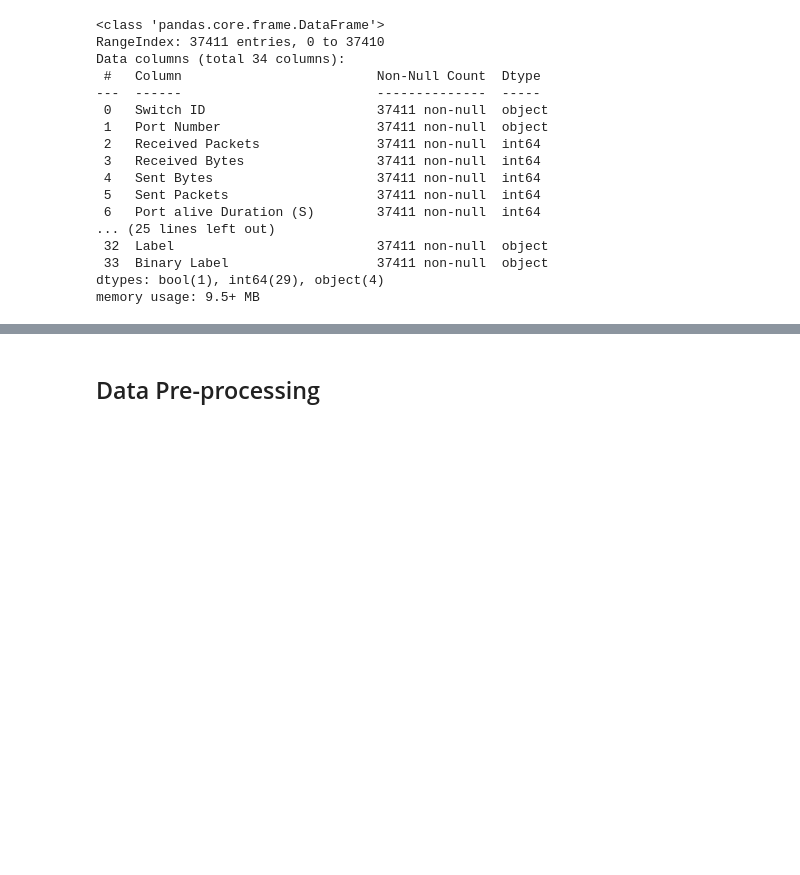
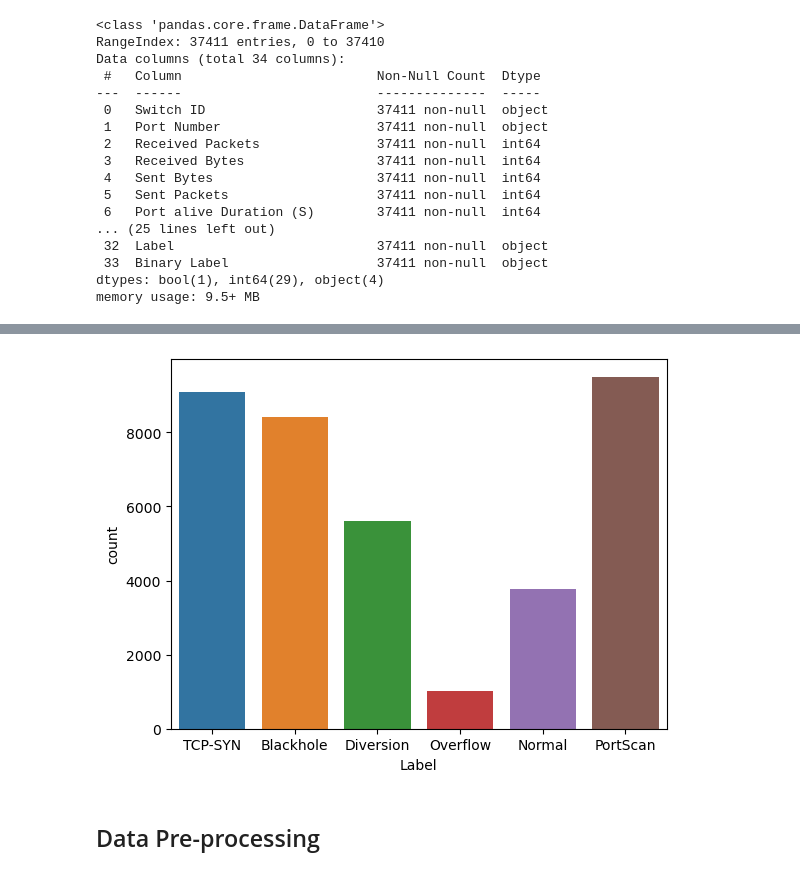
Before and after one commit to anandhumohan/UNR-IDD-Classification, a Jupyter notebook: UNR-IDD_KNN.ipynb, the cells around one changed output, grey strips where cells are left out. Drawn from its saved outputs; the diff is of its cells as text; code cells hidden in the pictures; blank space fills up the shorter version.

```diff
--- a/UNR-IDD_KNN.ipynb
+++ b/UNR-IDD_KNN.ipynb
@@ -44,3 +133,8 @@ memory usage: 9.5+ MB
+# %%
+sns.countplot(x ='Label', data = data)
+plt.show()
+# %% [output]
+[figure, added]
 # %% [markdown]
 ## Data Pre-processing
 # %%
```
Also changed, not shown: parts of 13 cells of this notebook, 1 other file.
